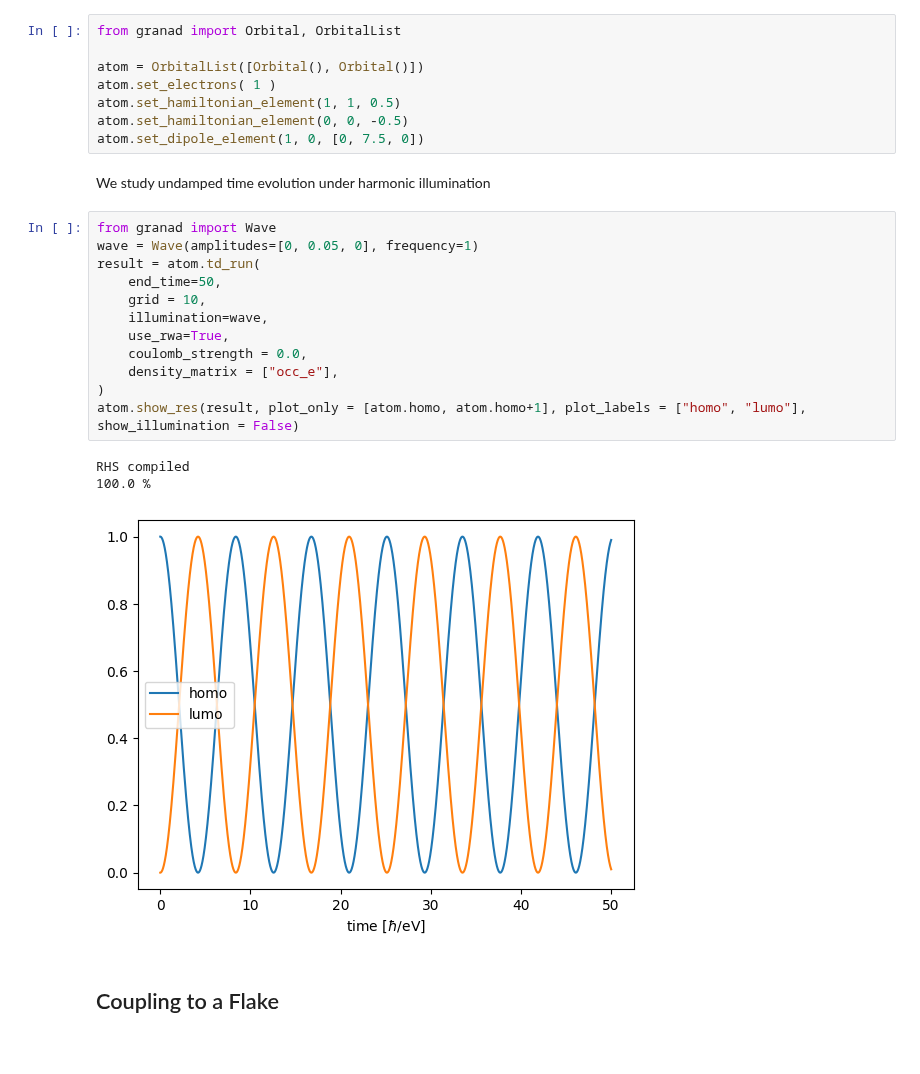
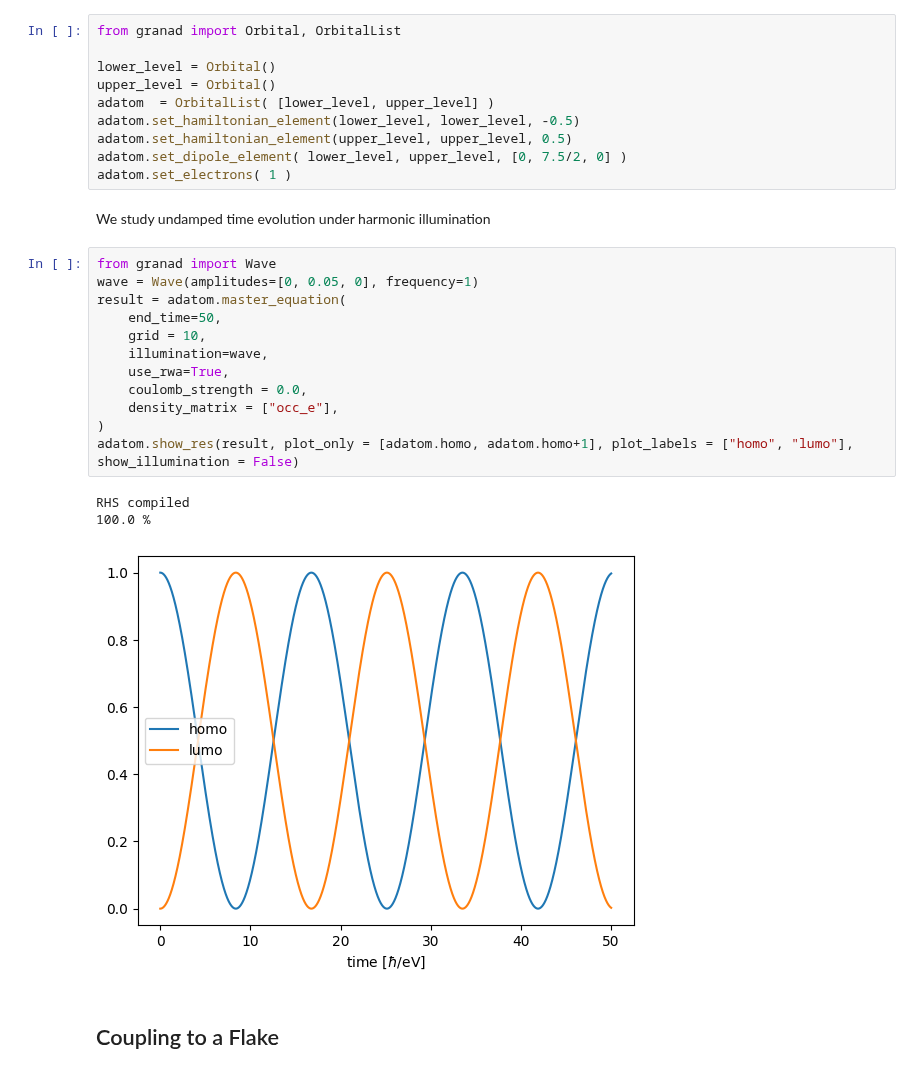
Before and after one commit to GRANADlauncher/granad, a Jupyter notebook: tutorials/h_rabi_oscillations.ipynb, the cells around one changed output. Drawn from its saved outputs; the diff is of its cells as text.

```diff
--- a/tutorials/h_rabi_oscillations.ipynb
+++ b/tutorials/h_rabi_oscillations.ipynb
@@ -11,29 +11,31 @@ We set up an isolated adatom.
 # %%
 from granad import Orbital, OrbitalList
 
-atom = OrbitalList([Orbital(), Orbital()])
-atom.set_electrons( 1 )
-atom.set_hamiltonian_element(1, 1, 0.5)
-atom.set_hamiltonian_element(0, 0, -0.5)
-atom.set_dipole_element(1, 0, [0, 7.5, 0])
+lower_level = Orbital()
+upper_level = Orbital()
+adatom  = OrbitalList( [lower_level, upper_level] )
+adatom.set_hamiltonian_element(lower_level, lower_level, -0.5)
+adatom.set_hamiltonian_element(upper_level, upper_level, 0.5)
+adatom.set_dipole_element( lower_level, upper_level, [0, 7.5/2, 0] )
+adatom.set_electrons( 1 )
 # %% [markdown]
 We study undamped time evolution under harmonic illumination
 # %%
 from granad import Wave
 wave = Wave(amplitudes=[0, 0.05, 0], frequency=1)
-result = atom.td_run(
+result = adatom.master_equation(
     end_time=50,
     grid = 10,
     illumination=wave,
     use_rwa=True,
     coulomb_strength = 0.0,
     density_matrix = ["occ_e"],
 )
-atom.show_res(result, plot_only = [atom.homo, atom.homo+1], plot_labels = ["homo", "lumo"], show_illumination = False)
+adatom.show_res(result, plot_only = [adatom.homo, adatom.homo+1], plot_labels = ["homo", "lumo"], show_illumination = False)
 # %% [output]
 RHS compiled
 100.0 %
-[figure, old version]
+[figure, new version]
 # %% [markdown]
 ## Coupling to a Flake
 # %% [markdown]
```
Also changed, not shown: parts of 7 cells of this notebook, 28 other files.
